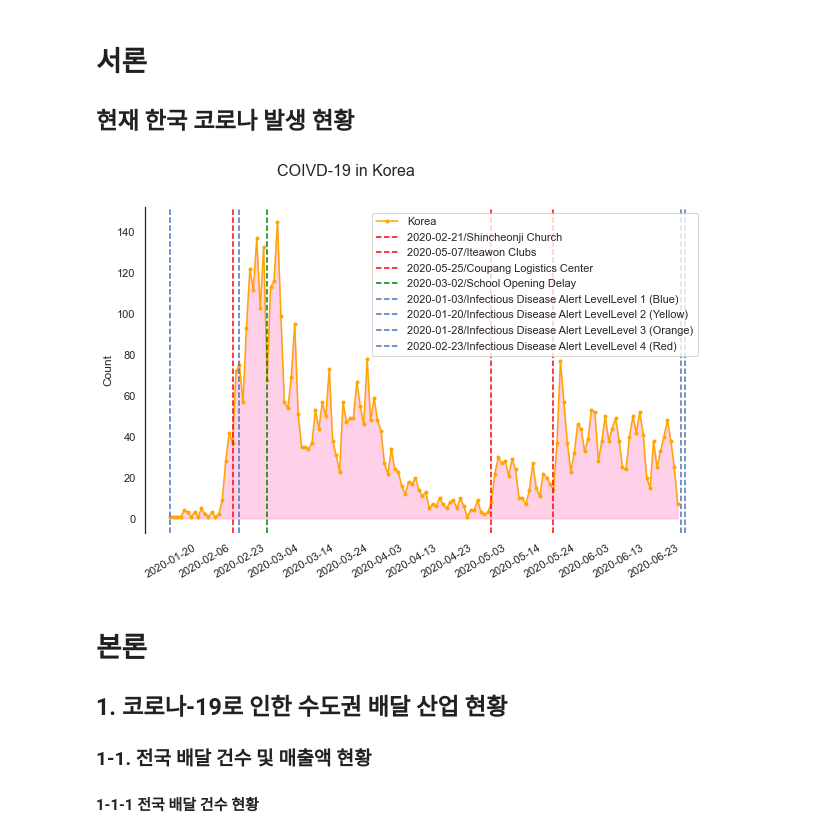
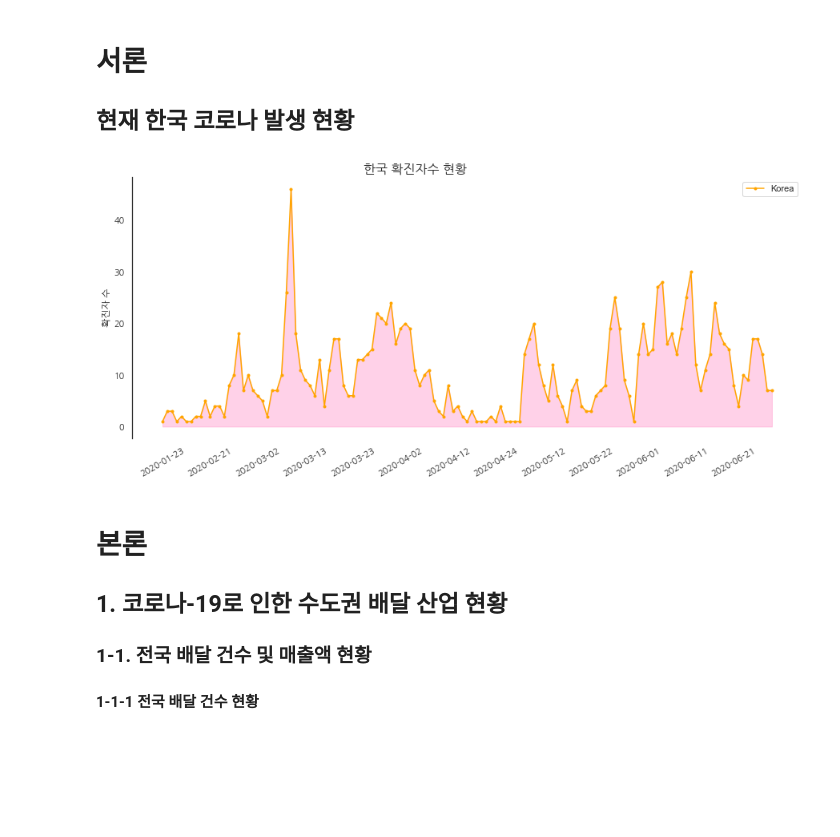
Before and after one commit to wonjun1995/KT_bigdata_platform_BI_challenge, a Jupyter notebook: visualization.ipynb, the cells around one changed output. Cells and saved outputs as stored; diff of their text form; code cells hidden in the pictures; blank space fills up the shorter version.

```diff
--- a/visualization.ipynb
+++ b/visualization.ipynb
@@ -19,6 +31,7 @@
 # 서론
 ## 현재 한국 코로나 발생 현황
 # %%
+import scipy.stats as stats
 import numpy as np
 import pandas as pd
 import warnings
@@ -30,12 +43,14 @@ import matplotlib.pyplot as plt
 import matplotlib.font_manager as fm
 from matplotlib.pyplot import *
 
-mpl.rc('font', family='Malgun Gothic')
 plt.rc('font', family='NanumGothic')
+mpl.rc('font', family='NanumGothic')
+
 %matplotlib inline
 # %%
 # 코로나 감염 현황(전국) 및 정책 데이터 불러오기
 corona = pd.read_csv('./covid_19_dataset/PatientInfo.csv')
+corona=corona[corona['province'] == 'Seoul']
 policy = pd.read_csv('./covid_19_dataset/Policy.csv')
 
 #격상단계 추출
@@ -44,43 +59,43 @@ pal_start_date=policy_alert_level[['start_date']]
 pal_detail= policy_alert_level['gov_policy']+policy_alert_level['detail']
 
 policy_school_delay=policy.loc[policy['gov_policy'] == 'School Opening Delay']
 psd_start_date=policy_school_delay[['start_date']]
 psd_detail= policy_school_delay['gov_policy']+policy_school_delay['detail']
 
 
 # 전국
 corona_cnt = pd.DataFrame(corona.groupby('confirmed_date')[['country']].count().to_records())
 
 # 한국 코로나 19 확진자 추이 시각화
-fig, ax = plt.subplots(figsize = (10,6))
+fig, ax = plt.subplots(figsize = (15,6))
 x1 = corona_cnt.confirmed_date
 y1 = corona_cnt.country
 sns.set_style('white')
 
 ax.plot(x1,y1, label = 'Korea', color = 'orange', marker = '.')
 plt.fill_between(x1, y1, color = 'hotpink', alpha = .3)
 
 #Patientinfo.csv의 infection_case를 반영
-plt.axvline(x = '2020-02-21', color = 'red', linestyle = '--', label = '2020-02-21/Shincheonji Church')
-plt.axvline(x = '2020-05-07', color = 'red', linestyle = '--', label = '2020-05-07/Iteawon Clubs')
-plt.axvline(x = '2020-05-25', color = 'red', linestyle = '--', label = '2020-05-25/Coupang Logistics Center')
+#plt.axvline(x = '2020-02-21', color = 'red', linestyle = '--', label = '2020-02-21/Shincheonji Church')
+#plt.axvline(x = '2020-05-08', color = 'red', linestyle = '--', label = '2020-05-07/Iteawon Clubs')
+#plt.axvline(x = '2020-05-25', color = 'red', linestyle = '--', label = '2020-05-25/Coupang Logistics Center')
 
 #Policy.csv를 사용
-plt.axvline(x = policy_school_delay['start_date'][34], color = 'green', linestyle = '--', label = policy_school_delay['start_date'][34] + '/'+policy_school_delay['gov_policy'][34])
-for i in range(len(pal_start_date)):
-    plt.axvline(x = policy_alert_level['start_date'][i], color = 'b', linestyle = '--',label = policy_alert_level['start_date'][i] + '/'+ policy_alert_level['gov_policy'][i] + policy_alert_level['detail'][i])
+#plt.axvline(x = policy_school_delay['start_date'][34], color = 'green', linestyle = '--', label = policy_school_delay['start_date'][34] + '/'+policy_school_delay['gov_policy'][34])
+#for i in range(len(pal_start_date)):
+#    plt.axvline(x = policy_alert_level['start_date'][i], color = 'b', linestyle = '--',label = policy_alert_level['start_date'][i] + '/'+ policy_alert_level['gov_policy'][i] + policy_alert_level['detail'][i])
 
 
 
 ax.set_xticks(ax.get_xticks()[::10])
 plt.xticks(rotation = 30)
-plt.suptitle("COIVD-19 in Korea", size = 16, ha = 'right')
-plt.ylabel('Count')
+plt.title("한국 확진자수 현황", size = 16, ha = 'right')
+plt.ylabel('확진자 수')
 plt.legend()
 sns.despine(top = True, bottom = True)
 plt.show()
 # %% [output]
-[figure, old version]
+[figure, new version]
 # %% [markdown]
 # 본론
 ## 1. 코로나-19로 인한 수도권 배달 산업 현황
```
Also changed, not shown: parts of 23 cells of this notebook, 1 other file.
